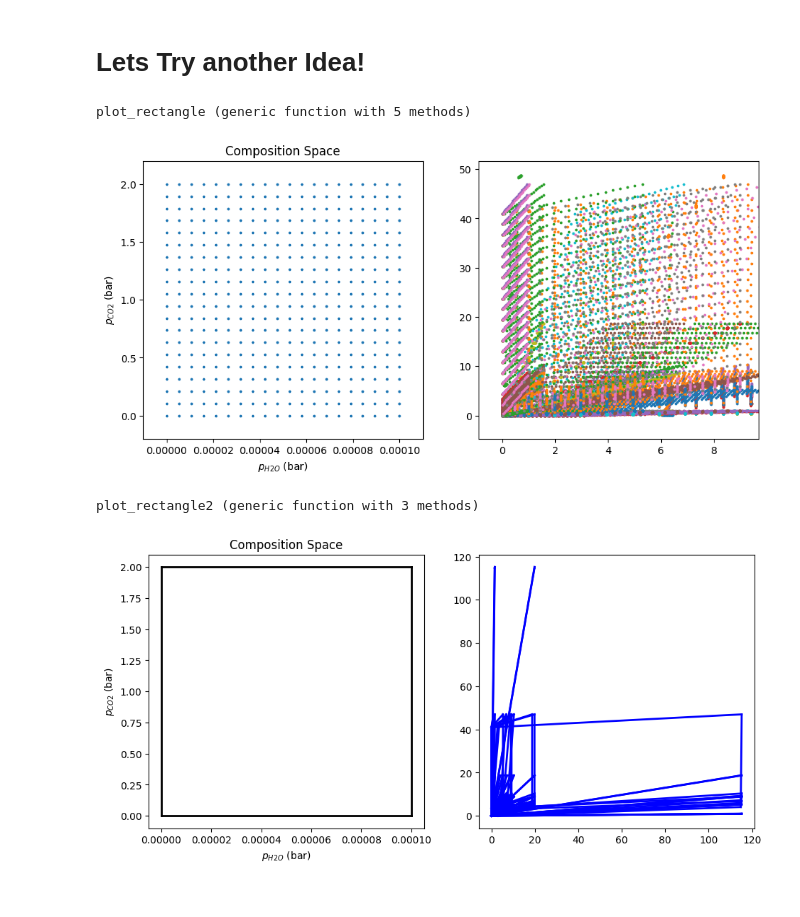
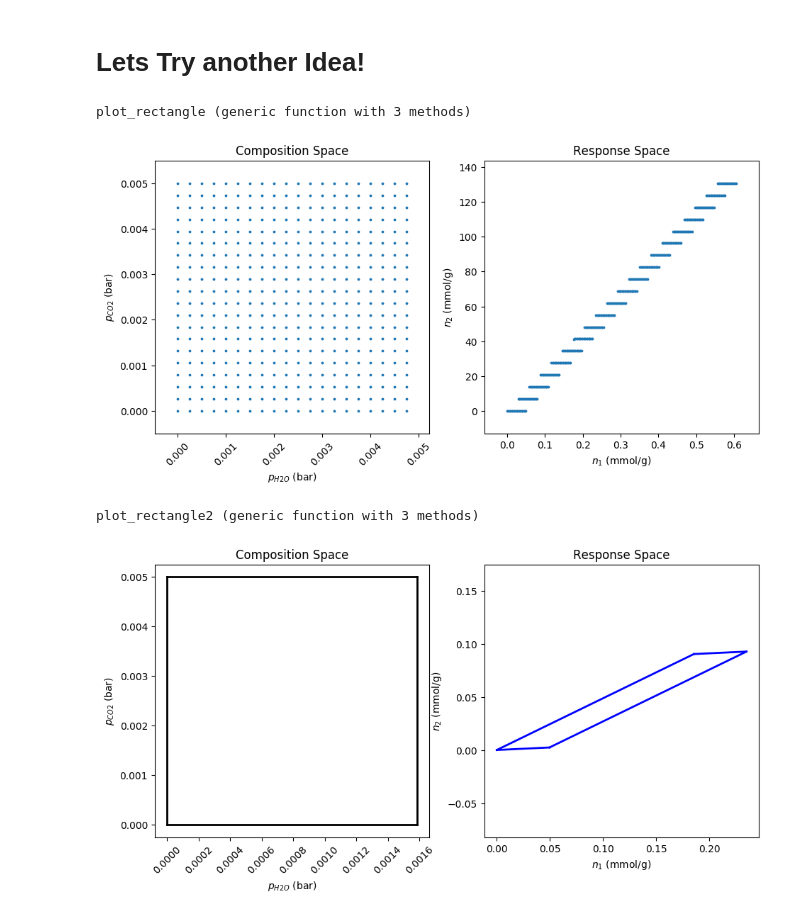
Before and after one commit to SimonEnsemble/sensor_arrays, a Jupyter notebook: src/Sensor_notebook.ipynb, the cells around one changed output. Cells and saved outputs as stored; diff of their text form; code cells hidden in the pictures.

Commit message:
Add more visualization tools

```diff
--- a/src/Sensor_notebook.ipynb
+++ b/src/Sensor_notebook.ipynb
@@ -465,14 +465,11 @@ function plot_rectangle(gas1::AbstractString, gas2::AbstractString, l_gas1::Floa
     title("Composition Space")
     xlabel(@sprintf("\$p_{%s}\$ (bar)", gas1))
     ylabel(@sprintf("\$p_{%s}\$ (bar)", gas2))
-
+    xticks(rotation=45)
     ax = subplot(122)
     #axis("equal")
 
     if index_list !== missing
-        println(typeof(index_list))
-        println(index_list)
-        println(length(index_list))
         number_of_mofs = length(index_list)
         if number_of_mofs < 2
             @error "Need more than one index to plot the response!"
@@ -482,6 +479,9 @@ function plot_rectangle(gas1::AbstractString, gas2::AbstractString, l_gas1::Floa
         number_of_mofs = size(df_henry)[1]
         pairs = combinations(1:number_of_mofs, 2)
     end
+    title(@sprintf("Response Space"))
+    xlabel(@sprintf("\$n_1\$ (mmol/g)"))
+    ylabel(@sprintf("\$n_2\$ (mmol/g)"))
 
     for (k, pair) in enumerate(pairs)
         mof1 = df_henry[pair[1], :crystal]
@@ -493,17 +493,16 @@ function plot_rectangle(gas1::AbstractString, gas2::AbstractString, l_gas1::Floa
         scatter(n[1,:], n[2,:], s=3)
         xlim([-0.1*maximum(n[1,:]), maximum(n[1,:]*1.1)])
         ylim([-0.1*maximum(n[2,:]), maximum(n[2,:]*1.1)])
-
     end
 end
 
 plot_rectangle(gas1::AbstractString, gas2::AbstractString, l_gas1::Float64, l_gas2::Float64, mof_list::Array{String, 1}) = plot_rectangle(gas1, gas2, l_gas1, l_gas2, mof2index.(mof_list))
 # %% [output]
-plot_rectangle (generic function with 5 methods)
+plot_rectangle (generic function with 3 methods)
 # %%
-plot_rectangle("H2O", "CO2", 0.0001, 2.0)
+plot_rectangle("H2O", "CO2", 4753.5/1000000.0, 5000.0/1000000.0, [1,5])
 # %% [output]
-[figure, old version]
+[figure, new version]
 # %%
 function plot_rectangle2(gas1::AbstractString, gas2::AbstractString, l_gas1::Float64, l_gas2::Float64, index_list::Union{Array{Int64, 1}, Missing}=missing)
     p = [0.0 0.0 l_gas1 l_gas1;
@@ -511,20 +510,22 @@ function plot_rectangle2(gas1::AbstractString, gas2::AbstractString, l_gas1::Flo
 
     figure(figsize=(11, 5))
     subplot(121)
-
-    for i = 1:size(p)[2]-1
-        plot(p[1, i:i+1], p[2, i:i+1], lw=2, c="k")
+    p_rect = hcat(p, p[:,1])
+    for i = 1:size(p_rect)[2]-1
+        plot(p_rect[1, i:i+1], p_rect[2, i:i+1], lw=2, c="k")
     end
-    plot([p[1, end], p[1, 1]], [p[2, end], p[2, 1]], lw=2, c="k")
     #axis("equal")
     #xlim([-0.1*maximum(p[1,:]), maximum(p[1,:]*1.1)])
     #ylim([-0.1*maximum(p[2,:]), maximum(p[2,:]*1.1)])
     title("Composition Space")
     xlabel(@sprintf("\$p_{%s}\$ (bar)", gas1))
     ylabel(@sprintf("\$p_{%s}\$ (bar)", gas2))
-
+    xticks(rotation=45)
     ax = subplot(122)
-    #axis("equal")
+    axis("equal")
+    title(@sprintf("Response Space"))
+    xlabel(@sprintf("\$n_1\$ (mmol/g)"))
+    ylabel(@sprintf("\$n_2\$ (mmol/g)"))
 
     if index_list !== missing
         number_of_mofs = length(index_list)
@@ -544,20 +545,21 @@ function plot_rectangle2(gas1::AbstractString, gas2::AbstractString, l_gas1::Flo
         H = make_h_matrix(pair[1], pair[2], gas1, gas2)
         F = svd(H)
         n = H * p
-        for i = 1:size(n)[2]-1
-            plot(n[1, i:i+1], n[2, i:i+1], lw=2, c="b")
+        n_rect = hcat(n, n[:,1])
+        for i = 1:size(n_rect)[2]-1
+            plot(n_rect[1, i:i+1], n_rect[2, i:i+1], lw=2, c="b")
         end
-        plot([n[1, end], n[1, 1]], [n[2, end], n[2, 1]], lw=2, c="b")
         #xlim([-0.1*maximum(n[1,:]), maximum(n[1,:]*1.1)])
         #ylim([-0.1*maximum(n[2,:]), maximum(n[2,:]*1.1)])
 
     end
+
 end
 
 plot_rectangle2(gas1::AbstractString, gas2::AbstractString, l_gas1::Float64, l_gas2::Float64, mof_list::Array{String, 1}) = plot_rectangle2(gas1, gas2, l_gas1, l_gas2, mof2index.(mof_list))
 # %% [output]
 plot_rectangle2 (generic function with 3 methods)
 # %%
-plot_rectangle2("H2O", "CO2", 0.0001, 2.0)
+plot_rectangle2("H2O", "CO2", 4753.5/1000000.0/3, 5000.0/1000000.0, [1,10])
 # %% [output]
-[figure, old version]
+[figure, new version]
```
Also changed, not shown: parts of 2 cells of this notebook.
